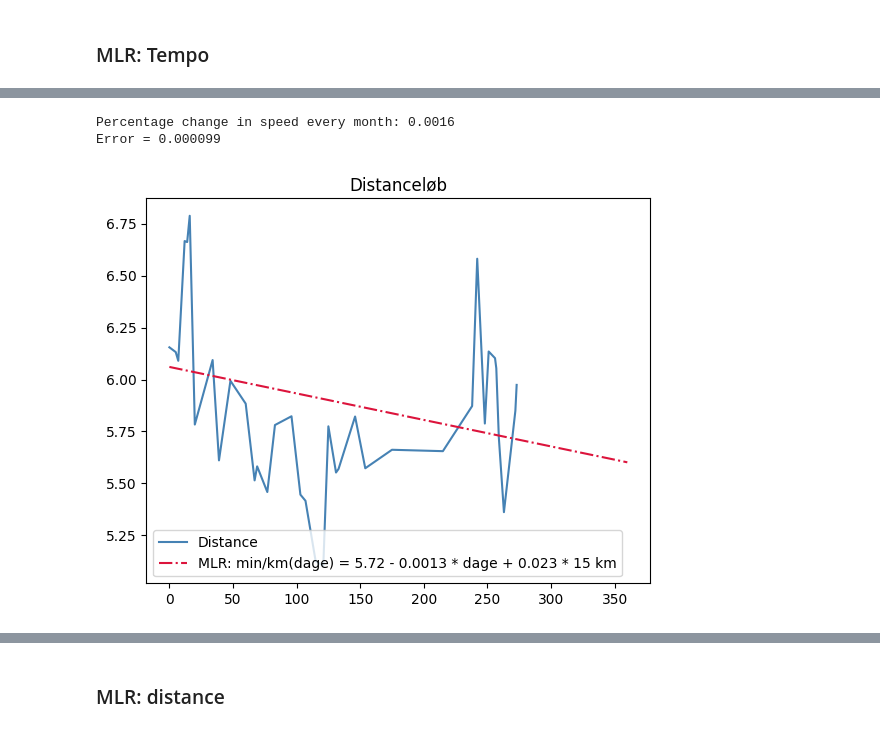
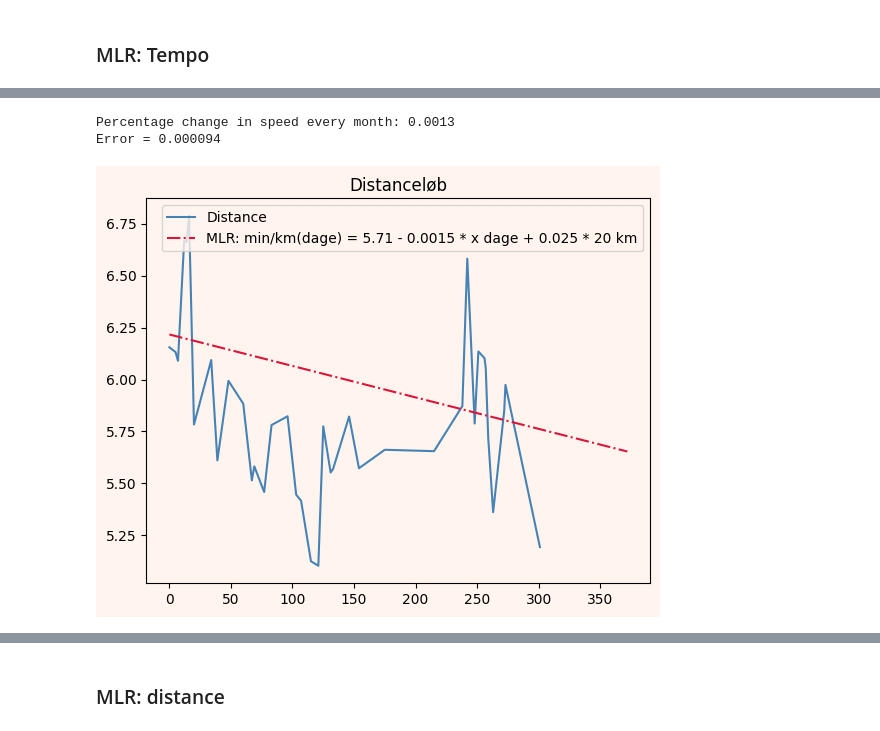
Before and after one commit to ChristerKoldLindholm/marathon-training, a Jupyter notebook: training.ipynb, the cells around one changed output, grey strips where cells are left out. Saved outputs shown, nothing was run; the diff lists cells and outputs as text; code cells hidden in the pictures.

```diff
--- a/training.ipynb
+++ b/training.ipynb
@@ -31,6 +28,10 @@ import matplotlib.pyplot as plt
 import numpy as np
 import pandas as pd
 from matplotlib.ticker import MaxNLocator
+# %%
+bg_color = "seashell"
+plt.rcParams["figure.facecolor"] = bg_color
+plt.rcParams["axes.facecolor"] = bg_color
 # %%
 # Træningsvariabler
 vægt = 67
@@ -147,9 +149,9 @@ df_løb_spd = df_løb_spd[
                         (df_løb_spd['kategori'] == 'Tempo')
                         & (df_løb_spd['min/km'] != 0)
                         & (df_løb_spd['præcis tid'] == 'Y')
-                        & (df_løb_spd['km'] < 8)
+                        # Kun tempotræning på distance under 10.01 km.
+                        & (df_løb_spd['km'] < 10.01)
                         ]
-# Kun tempotræning på distance under 8 km.
 
 df_løb_recon = df_løb.copy()
 df_løb_recon = df_løb_recon[df_løb_recon['kategori'] == 'Reconstitution']
@@ -166,4 +168,5 @@ uge_løb_df = df_løb.resample('W', closed="right")['km'].sum() # Gruppér efter
 uge_løb_df = uge_løb_df.reset_index() # Reset index for at få dato som kolonne igen.
 df_løb = df_løb.reset_index()
 
-uge_løb_df = uge_løb_df[-8:].sort_values(by='dato', ascending=False)
+n_weeks = 12
+uge_løb_df = uge_løb_df[-n_weeks:].sort_values(by='dato', ascending=False)
@@ -422,25 +478,25 @@ print(f"Error = {se2:.6f}")
 # plt.legend()
 # plt.show()
 # %% [output]
-Percentage change in speed every month: 0.0016
-Error = 0.000099
+Percentage change in speed every month: 0.0013
+Error = 0.000094
 # %%
 fig, ax = plt.subplots(ncols=1, figsize=(6.5,5))
 
 x = (df_løb_dist_mreg['dato'] - df_løb_dist_mreg['dato'].min()).dt.days
 
 ax.plot(x, df_løb_dist_mreg['min/km'], color='steelblue', label='Distance')
 
 # Plot for multipel lineær regression. Konstant distanceniveau.
-# Konstant distanceniveau = 15.
-def fn_mreg_dist(x):
-    return  model_dist_MLR.params[0] + model_dist_MLR.params[1] * x + model_dist_MLR.params[2] * 15
+def f_mreg_dist(days, dist):
+    return  model_dist_MLR.params[0] + model_dist_MLR.params[1] * days + model_dist_MLR.params[2] * dist
 
-ax.plot(l, fn_mreg_dist(l), color='crimson', linestyle='-.'
-    , label=f'MLR: min/km(dage) = {round(model_dist_MLR.params[0], 2)} - {round((-1)*model_dist_MLR.params[1], 4)} * dage + {round(model_dist_MLR.params[2], 3)} * 15 km')
+dist = 20 # Konstant distanceniveau = 20.
+ax.plot(l, f_mreg_dist(l, dist), color='crimson', linestyle='-.'
+    , label=f'MLR: min/km(dage) = {round(model_dist_MLR.params[0], 2)} - {round((-1)*model_dist_MLR.params[1], 4)} * x dage + {round(model_dist_MLR.params[2], 3)} * {dist} km')
 
 ax.title.set_text('Distanceløb')
 ax.legend()
 plt.show()
 # %% [output]
-[figure, old version]
+[figure, new version]
```
Also changed, not shown: parts of 22 cells of this notebook, 5 other files.
